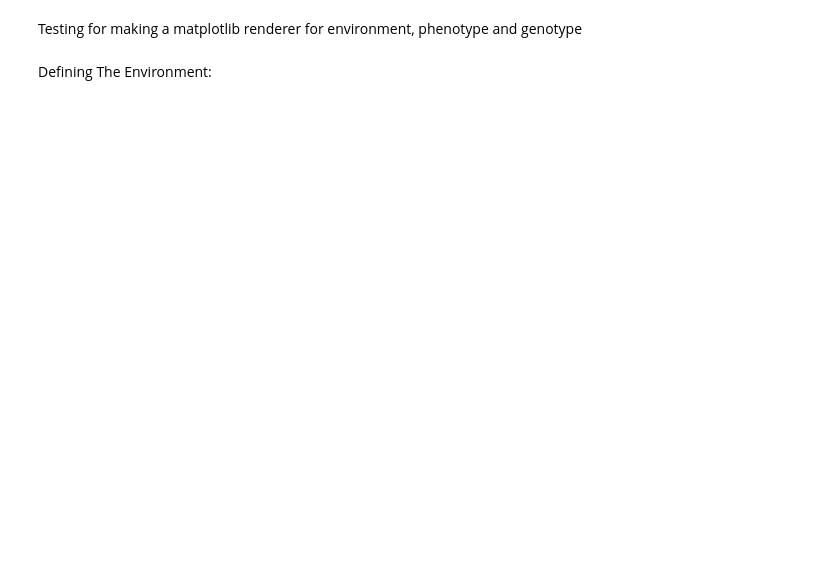
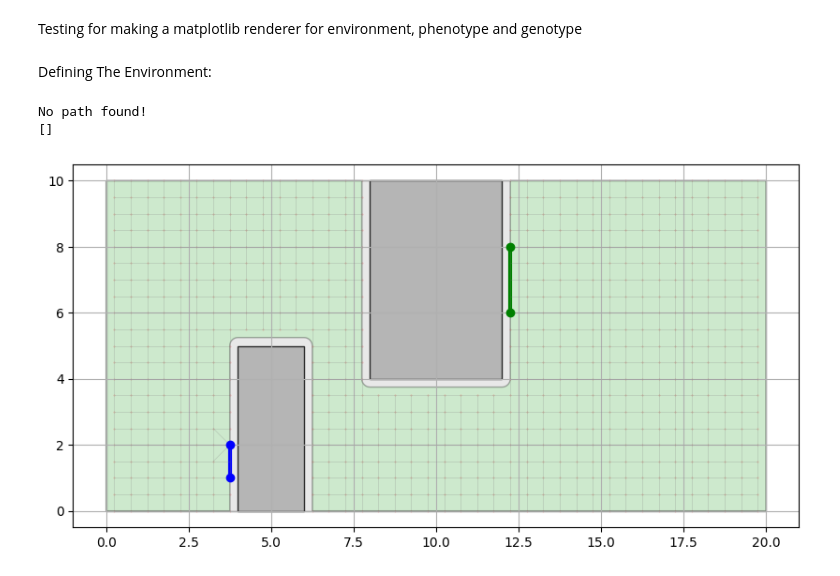
Before and after one commit to Shadi-Shehadah/evo_pathfinding_gen_sm, a Jupyter notebook: notebooks/rendering.ipynb, the cells around one changed output. Cells and saved outputs as stored; diff of their text form; code cells hidden in the pictures; blank space fills up the shorter version.

```diff
--- a/notebooks/rendering.ipynb
+++ b/notebooks/rendering.ipynb
@@ -14,16 +21,18 @@ Defining The Environment:
 # %%
 mount1_plate = shapely.geometry.LineString([(4, 2), (4, 1)])
 mount2_plate = shapely.geometry.LineString([(12, 6), (12, 8)])
+
+
 
 env = Environment(
     area=(0, 0, 20, 10),
     obstacles=[
         shapely.geometry.box(8, 4, 12, 10),
-        shapely.geometry.box(4, 0, 6, 3)
+        shapely.geometry.box(4, 0, 6, 5)
     ],
-    mount1=Mount(mount1_plate.coords[0], mount1_plate.coords[1], width=1.0),
-    mount2=Mount(mount2_plate.coords[0], mount2_plate.coords[1], width=1.0),
-    width=1.0
+    mount1=Mount(mount1_plate.coords[0], mount1_plate.coords[1], width=0.5),
+    mount2=Mount(mount2_plate.coords[0], mount2_plate.coords[1], width=0.5),
+    width=0.5
 )
 
 bends = []
@@ -42,34 +51,44 @@ bends.append(Bend(
 bends.append(Bend(
     position=shapely.geometry.Point(10,1),
     direction=[1,0],
     previous=None,
     following=None
 ))
 bends.append(Bend(
     position=shapely.geometry.Point(13,4),
     direction=[1,0],
     previous=bends[1],
     following=None
 ))
 bends.append(Bend(
     position=shapely.geometry.Point(12+env.width/2,6),
     direction=[1,0],
     previous=bends[1],
     following=None
 ))
 
 
 manual_blobs = [
     Blob(x= bends[0].position.x, y=bends[0].position.y, strength=-17.0, radius=3.0),
     Blob(x= bends[1].position.x, y=bends[1].position.y, strength=-17.0, radius=3.0),
     Blob(x= bends[2].position.x, y=bends[2].position.y, strength=-17.0, radius=3.0),
     Blob(x= bends[3].position.x, y=bends[3].position.y, strength=-17.0, radius=3.5),
     Blob(x= bends[4].position.x, y=bends[4].position.y, strength=-17.0, radius=3.5),
 
     Blob(x= 8, y=10, strength=17.0, radius=8.5),
 ]
+start_node = next((n for n, d in env.grid.graph.nodes(data=True) if d.get('start')), None)
+target_node = next((n for n, d in env.grid.graph.nodes(data=True) if d.get('target')), None)
 
-render_environment(env)
+pathfinder = PRMPathfinder(env)
+pathfinder.build_roadmap(node_count=50000000)
+path = pathfinder.find_path(start_node, target_node)
+print(path)
+render_environment(env,path)
+# %% [output]
+No path found!
+[]
+[figure, added]
 # %%
 
 
```
Also changed, not shown: parts of 5 cells of this notebook, 7 other files.
